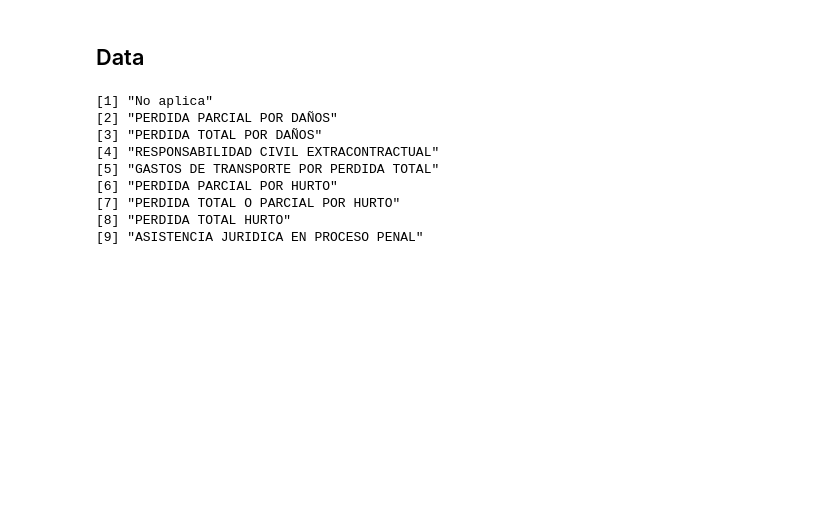
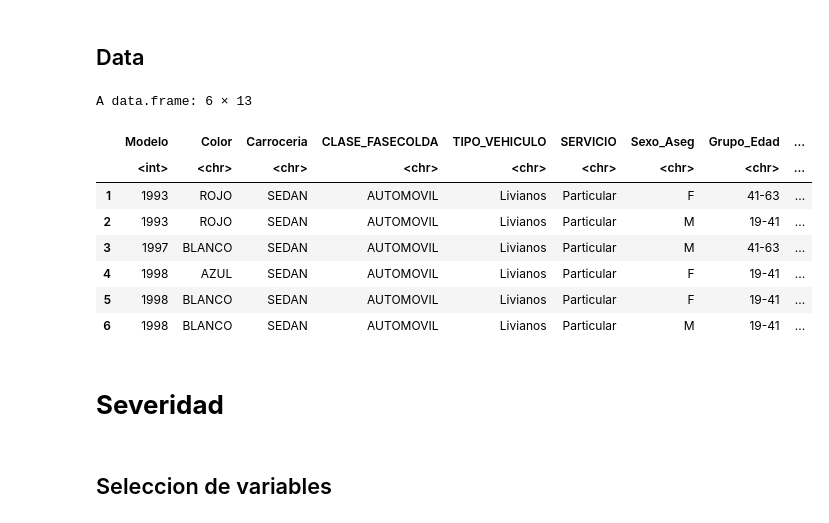
Before and after one commit to RiemannIntegrable/pricing-de-seguros-con-modelos-lineales-generalizados, a Jupyter notebook: notebooks/frecuencia_severidad.ipynb, the cells around one changed output. Cells and saved outputs as stored; diff of their text form; code cells hidden in the pictures; blank space fills up the shorter version.

```diff
--- a/notebooks/frecuencia_severidad.ipynb
+++ b/notebooks/frecuencia_severidad.ipynb
@@ -13,12 +20,16 @@ data <- read.csv("../data/processed/datos_limpios.csv")
 # %%
-unique(data$Amparo)
+head(data)
 # %% [output]
-[1] "No aplica"
-[2] "PERDIDA PARCIAL POR DAÑOS"
-[3] "PERDIDA TOTAL POR DAÑOS"
-[4] "RESPONSABILIDAD CIVIL EXTRACONTRACTUAL"
-[5] "GASTOS DE TRANSPORTE POR PERDIDA TOTAL"
-[6] "PERDIDA PARCIAL POR HURTO"
-[7] "PERDIDA TOTAL O PARCIAL POR HURTO"
-[8] "PERDIDA TOTAL HURTO"
-[9] "ASISTENCIA JURIDICA EN PROCESO PENAL"
+A data.frame: 6 × 13
+|  | Modelo | Color | Carroceria | CLASE_FASECOLDA | TIPO_VEHICULO | SERVICIO | Sexo_Aseg | Grupo_Edad | ... |
+|  | <int> | <chr> | <chr> | <chr> | <chr> | <chr> | <chr> | <chr> | ... |
+| 1 | 1993 | ROJO | SEDAN | AUTOMOVIL | Livianos | Particular | F | 41-63 | ... |
+| 2 | 1993 | ROJO | SEDAN | AUTOMOVIL | Livianos | Particular | M | 19-41 | ... |
+| 3 | 1997 | BLANCO | SEDAN | AUTOMOVIL | Livianos | Particular | M | 41-63 | ... |
+| 4 | 1998 | AZUL | SEDAN | AUTOMOVIL | Livianos | Particular | F | 19-41 | ... |
+| 5 | 1998 | BLANCO | SEDAN | AUTOMOVIL | Livianos | Particular | F | 19-41 | ... |
+| 6 | 1998 | BLANCO | SEDAN | AUTOMOVIL | Livianos | Particular | M | 19-41 | ... |
+# %% [markdown]
+# **Severidad**
+# %% [markdown]
+## Seleccion de variables
```
Also changed, not shown: parts of 6 cells of this notebook, 5 other files.
